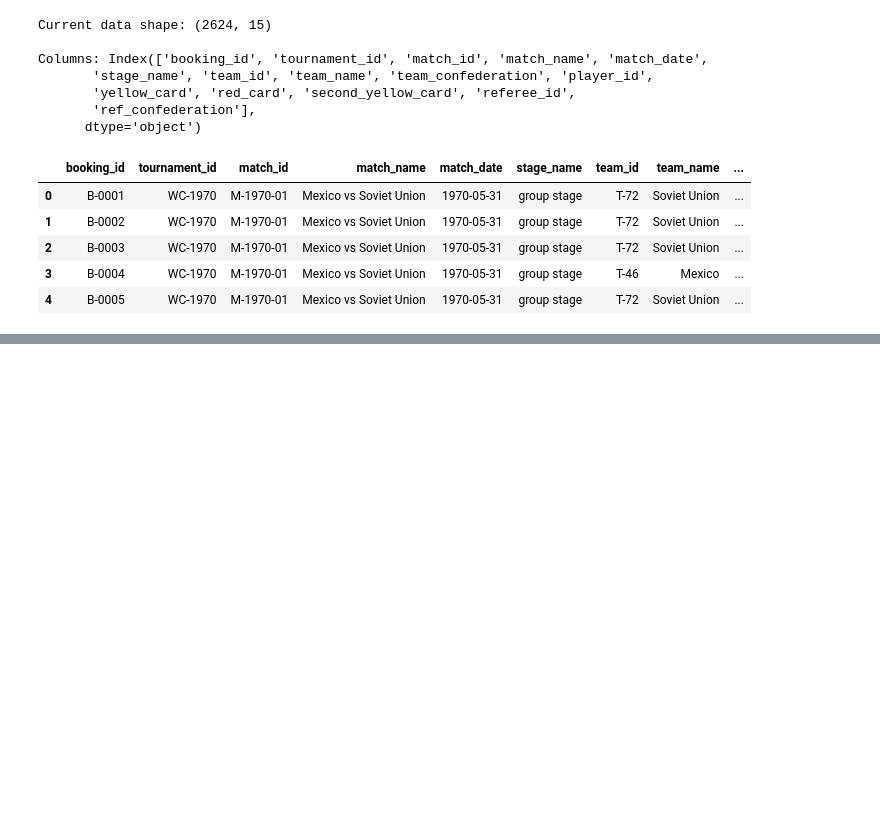
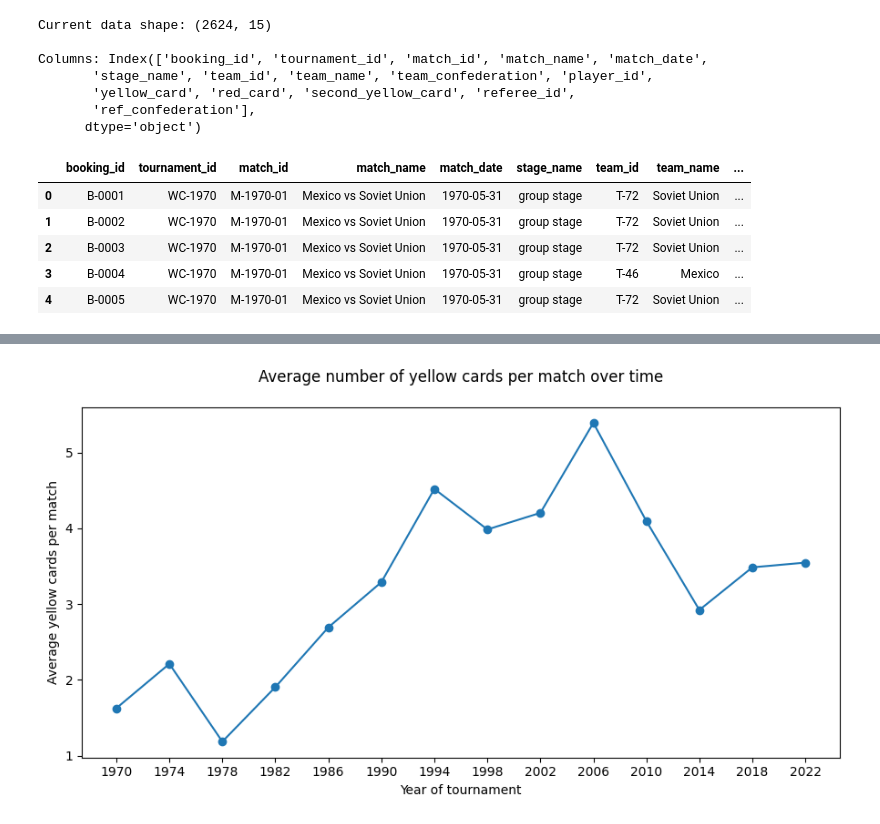
Before and after one commit to khuenlm/the-12th-man, a Jupyter notebook: notebooks/bookings_eda.ipynb, the cells around one changed output, grey strips where cells are left out. Drawn from its saved outputs; the diff is of its cells as text; code cells hidden in the pictures; blank space fills up the shorter version.

```diff
--- a/notebooks/bookings_eda.ipynb
+++ b/notebooks/bookings_eda.ipynb
@@ -158,0 +443,8 @@ df.groupby(["yellow_card", "red_card", "second_yellow_card"]).size().reset_index
+# %%
+# number of yellow cards per tournament
+
+df["match_date"] = pd.to_datetime(df["match_date"])
+df["year"] = df["match_date"].dt.year
+df_card_by_year = df[["year", "yellow_card"]].groupby("year").agg("sum").reset_index()
+basic_analysis(df_card_by_year)
+df_card_by_year
@@ -158,0 +476,9 @@ df.groupby(["yellow_card", "red_card", "second_yellow_card"]).size().reset_index
+# %%
+# number of matches per tournament
+
+df_matches["year"] = df_matches["match_id"].str.extract(r"(\d{4})").astype(int)
+print(f"Unique years: {df_matches["year"].unique()}")
+df_year_match = df_matches.groupby("year").size().reset_index()
+df_year_match.columns = ["year", "number_of_matches"]
+basic_analysis(df_year_match)
+df_year_match
@@ -158,0 +511,7 @@ df.groupby(["yellow_card", "red_card", "second_yellow_card"]).size().reset_index
+# %%
+# average yellow cards per match
+
+df_card_by_year = pd.merge(df_card_by_year, df_year_match, on = "year", how = "left")
+df_card_by_year["yellow_card_per_match"] = df_card_by_year["yellow_card"] / df_card_by_year["number_of_matches"]
+basic_analysis(df_card_by_year)
+df_card_by_year
@@ -158,0 +545,17 @@ df.groupby(["yellow_card", "red_card", "second_yellow_card"]).size().reset_index
+# %%
+# visualization: average number of yellow cards for both teams per match over time
+
+plt.figure(figsize = (9, 5))
+plt.plot(
+    df_card_by_year["year"],
+    df_card_by_year["yellow_card_per_match"],
+    marker = "o"
+)
+plt.xticks(df_card_by_year["year"].values)
+plt.xlabel("Year of tournament")
+plt.ylabel("Average yellow cards per match")
+plt.title("Average number of yellow cards per match over time", y = 1.05)
+plt.tight_layout()
+plt.savefig("../results/yellow_over_time.png")
+# %% [output]
+[figure, added]
```
Also changed, not shown: parts of 24 cells of this notebook, 1 other file.
